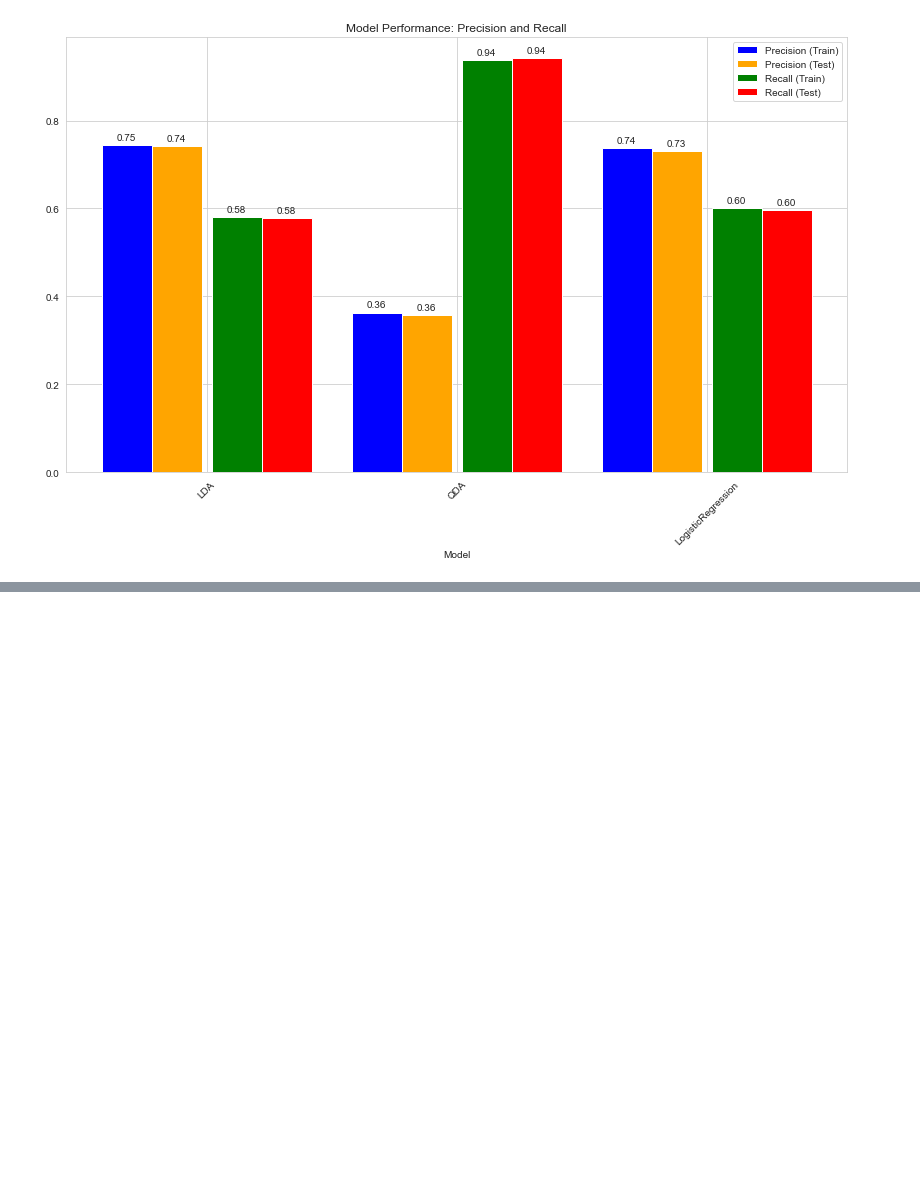
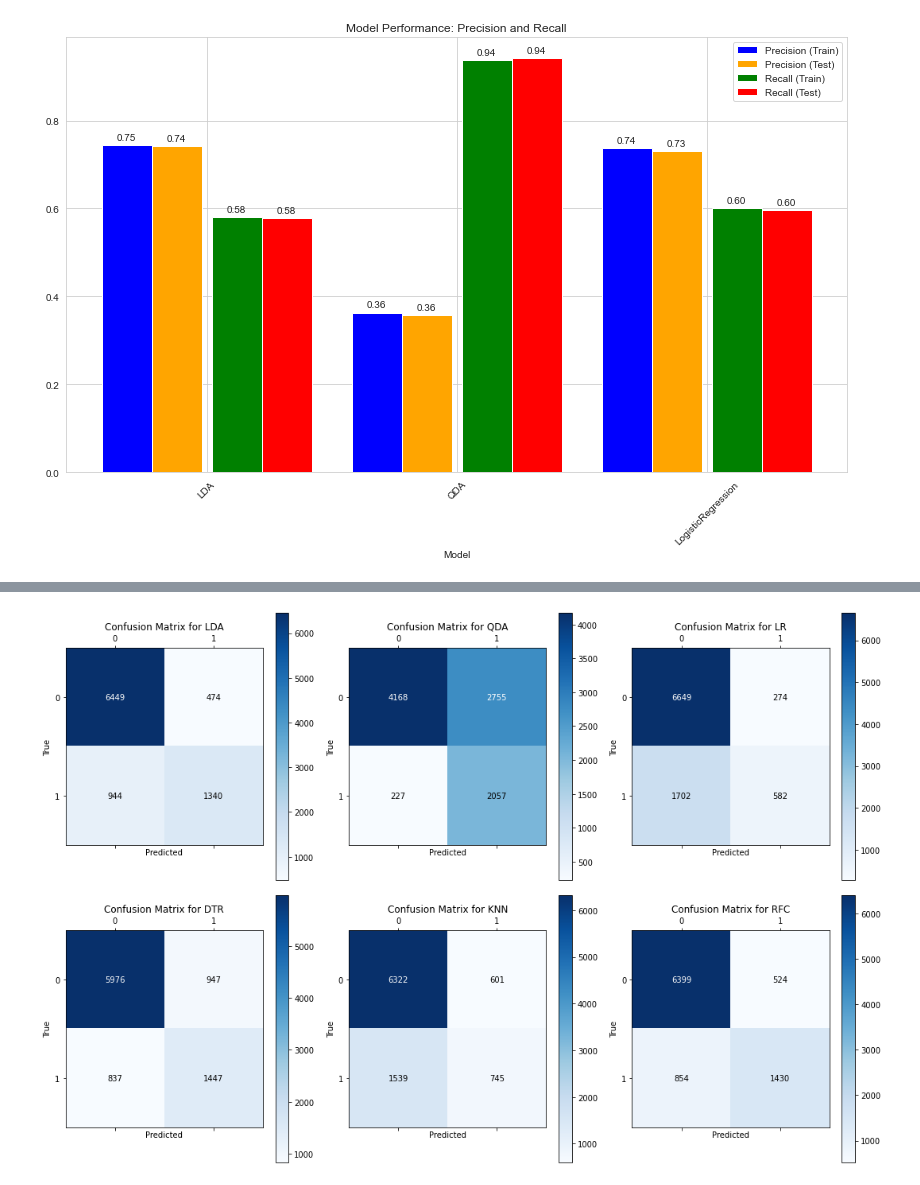
Before and after one commit to Paulina-Iwach/Data_Mining_Project, a Jupyter notebook: classification.ipynb, the cells around one changed output, grey strips where cells are left out. Cells and saved outputs as stored; diff of their text form; code cells hidden in the pictures; blank space fills up the shorter version.

```diff
--- a/classification.ipynb
+++ b/classification.ipynb
@@ -533,0 +670,62 @@ plot_cv_results(cv_results)
+# %%
+import matplotlib.pyplot as plt
+from sklearn.metrics import confusion_matrix
+from sklearn.utils.multiclass import unique_labels
+import numpy as np
+
+def plot_confusion_matrices(best_params, models, X_test, y_test):
+    """
+    Plots confusion matrices for multiple models on the test dataset.
+
+    Parameters:
+    best_params (dict): Dictionary containing the best parameters for each model.
+    models (dict): Dictionary mapping model names to their respective uninitialized model classes.
+    X_test (array-like): Test set features.
+    y_test (array-like): True labels for the test set.
+    """
+    fig, axes = plt.subplots(nrows=2, ncols=3, figsize=(15, 10))  # Adjust the grid size depending on the number of models
+    axes = axes.flatten()
+
+    for ax, (model_name, model_class) in zip(axes, models.items()):
+        # Initialize and train the model
+        model = model_class(**best_params[model_name].get('estimator__', {}))
+        model.fit(X_train, y_train)  # Assuming X_train and y_train are globally accessible or passed as arguments
+
+        # Make predictions and compute confusion matrix
+        y_pred = model.predict(X_test)
+        cm = confusion_matrix(y_test, y_pred)
+        labels = unique_labels(y_test, y_pred)
+
+        # Plot confusion matrix
+        cax = ax.matshow(cm, interpolation='nearest', cmap=plt.cm.Blues)
+        fig.colorbar(cax, ax=ax)
+        ax.set_title(f'Confusion Matrix for {model_name}')
+        ax.set_xticklabels([''] + list(labels))
+        ax.set_yticklabels([''] + list(labels))
+        ax.set_xlabel('Predicted')
+        ax.set_ylabel('True')
+
+        # Annotate confusion matrix with text
+        thresh = cm.max() / 2.
+        for i in range(cm.shape[0]):
+            for j in range(cm.shape[1]):
+                ax.text(j, i, format(cm[i, j], 'd'),
+                        ha="center", va="center",
+                        color="white" if cm[i, j] > thresh else "black")
+
+    plt.tight_layout()
+    plt.show()
+
+# Example usage
+models = {
+    'LDA': LDA,
+    'QDA': QDA,
+    'LR': LogisticRegression,
+    'DTR': DecisionTreeClassifier,
+    'KNN': KNeighborsClassifier,
+    'RFC': RandomForestClassifier
+}
+
+plot_confusion_matrices(best_params_standard, models, X_test, y_test)
+# %% [output]
+[figure, added]
```
Also changed, not shown: parts of 7 cells of this notebook, 1 other file.
